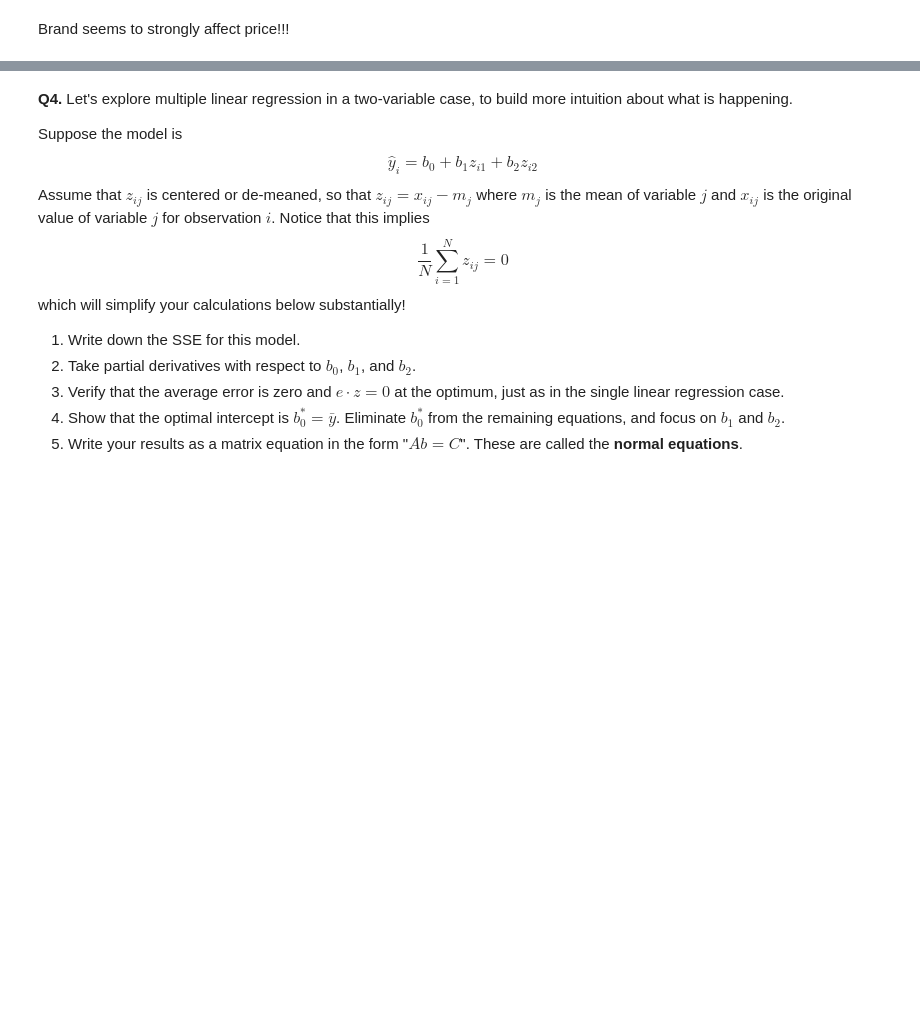
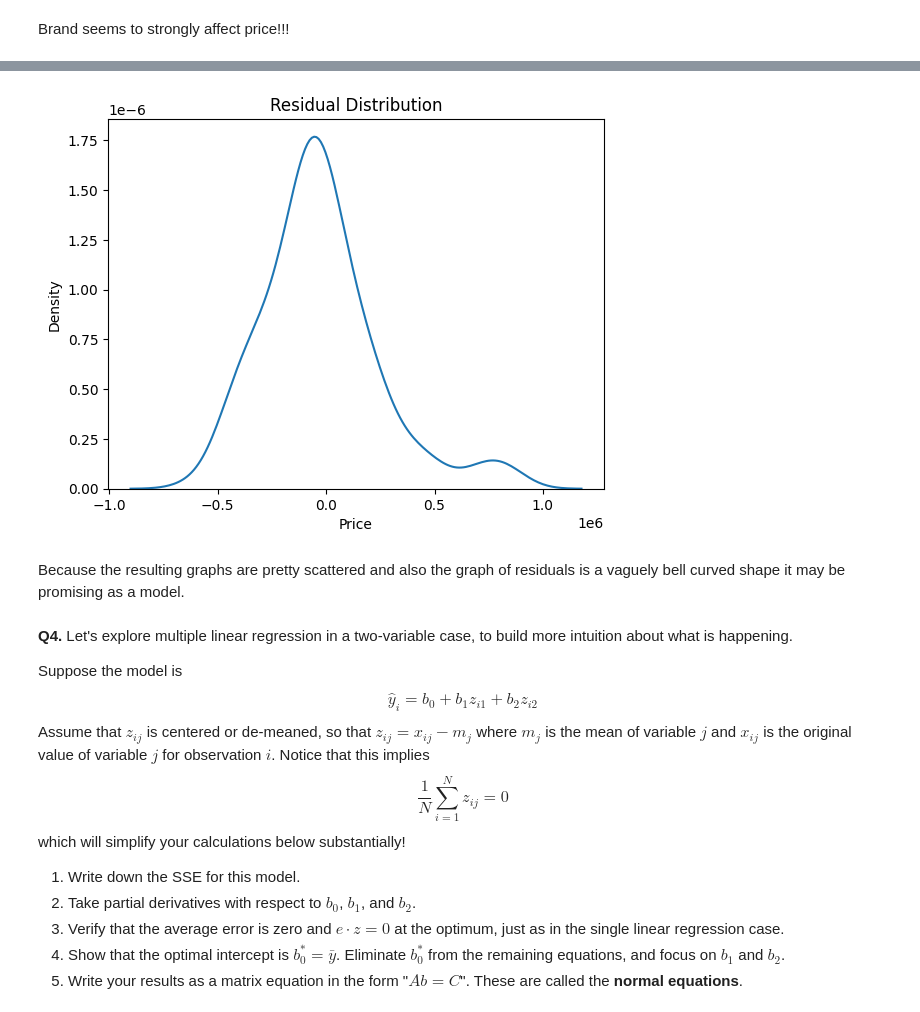
Before and after one commit to ananya-balach/linear_models, a Jupyter notebook: assignment/assignment.ipynb, the cells around one changed output, grey strips where cells are left out. Saved outputs shown, nothing was run; the diff lists cells and outputs as text; code cells hidden in the pictures; blank space fills up the shorter version.

```diff
--- a/assignment/assignment.ipynb
+++ b/assignment/assignment.ipynb
@@ -317,0 +381,16 @@ Brand seems to strongly affect price!!!
+# %%
+X_train_num = train[num_vars]
+X_test_num = test[num_vars]
+
+X_train_cat = pd.get_dummies(train[[
+    "Make", "Body_Type", "Fuel_Type", "Transmission_Type"
+]], drop_first=True)
+
+X_test_cat = pd.get_dummies(test[[
+    "Make", "Body_Type", "Fuel_Type", "Transmission_Type"
+]], drop_first=True)
+
+X_test_cat = X_test_cat.reindex(columns=X_train_cat.columns, fill_value=0)
+
+X_train = pd.concat([X_train_num, X_train_cat], axis=1)
+X_test = pd.concat([X_test_num, X_test_cat], axis=1)
@@ -317,0 +431,10 @@ Brand seems to strongly affect price!!!
+# %%
+residuals = y_test - pred_test
+
+sns.kdeplot(residuals)
+plt.title("Residual Distribution")
+plt.show()
+# %% [output]
+[figure, added]
+# %% [markdown]
+Because the resulting graphs are pretty scattered and also the graph of residuals is a vaguely bell curved shape it may be promising as a model.
```
Also changed, not shown: parts of 14 cells of this notebook.
